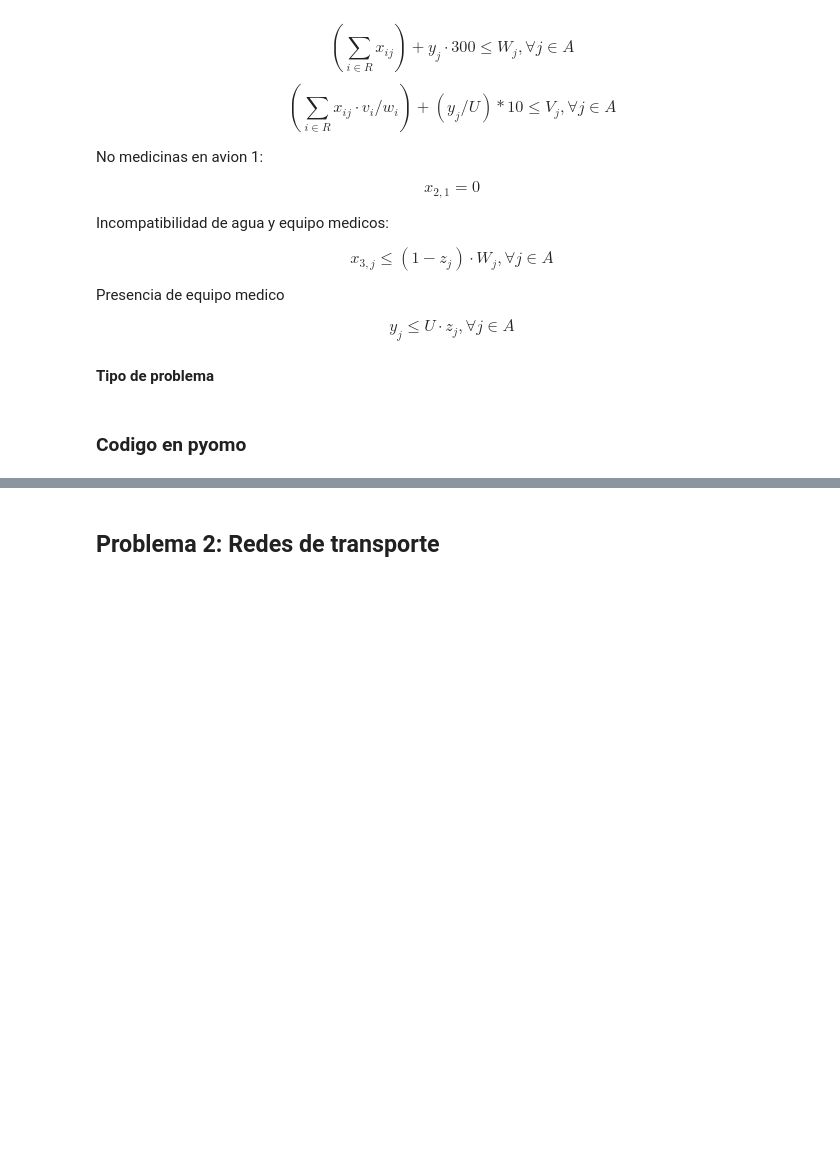
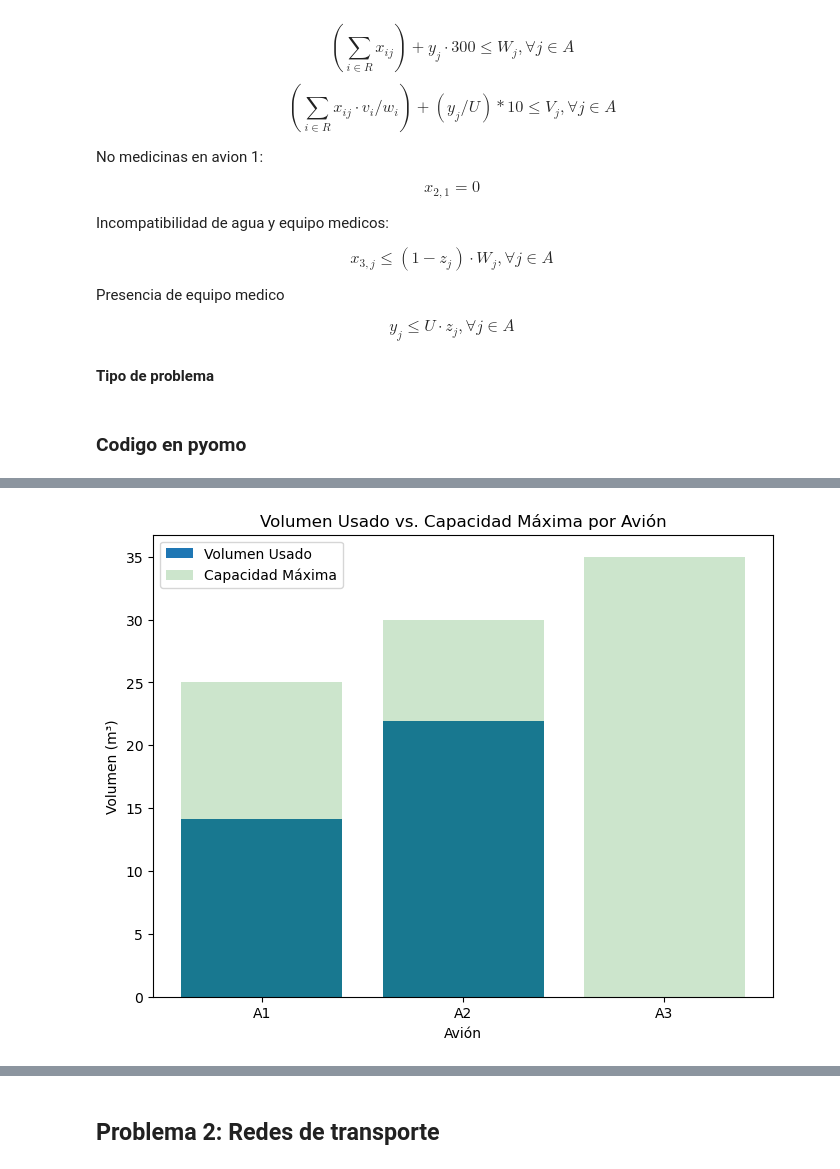
Before and after one commit to SamuelHernandez5/MOS-Actividades, a Jupyter notebook: Labs/Lab2/Punto_1_2.ipynb, the cells around one changed output, grey strips where cells are left out. Saved outputs shown, nothing was run; the diff lists cells and outputs as text; code cells hidden in the pictures; blank space fills up the shorter version.

```diff
--- a/Labs/Lab2/Punto_1_2.ipynb
+++ b/Labs/Lab2/Punto_1_2.ipynb
@@ -308,0 +274,17 @@ plt.show()
+# %%
+# Datos para la gráfica de volumen
+volumen_usado = [asignacion_aviones[j]['Volumen Usado'] for j in aviones_lista]
+volumen_max = [25,30,35]
+
+# Crear la gráfica de volumen
+fig, ax = plt.subplots(figsize=(8, 6))
+ax.bar(aviones_lista, volumen_usado, label='Volumen Usado')
+ax.bar(aviones_lista, volumen_max, alpha=0.2, label='Capacidad Máxima', color='green')
+
+ax.set_xlabel('Avión')
+ax.set_ylabel('Volumen (m³)')
+ax.set_title('Volumen Usado vs. Capacidad Máxima por Avión')
+ax.legend()
+plt.show()
+# %% [output]
+[figure, added]
```
Also changed, not shown: parts of 13 cells of this notebook.
